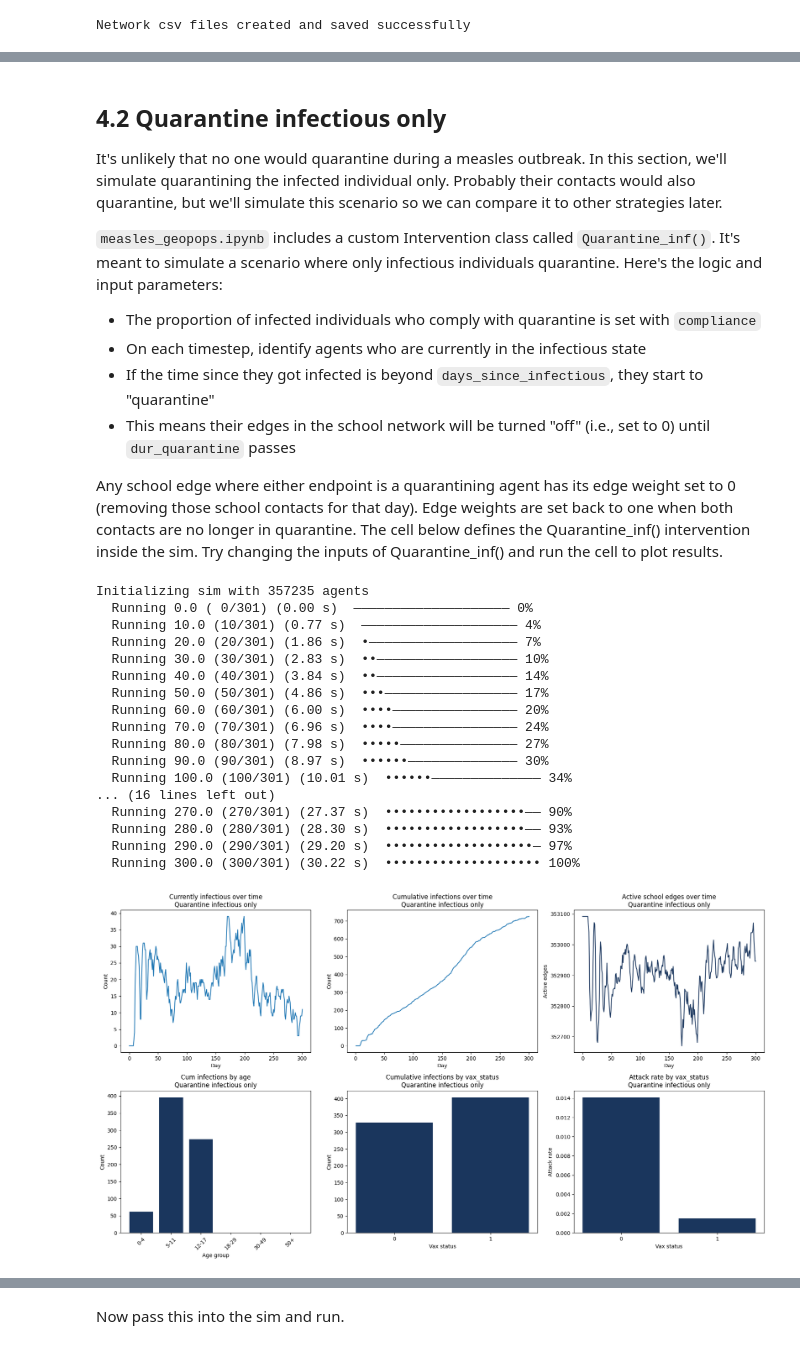
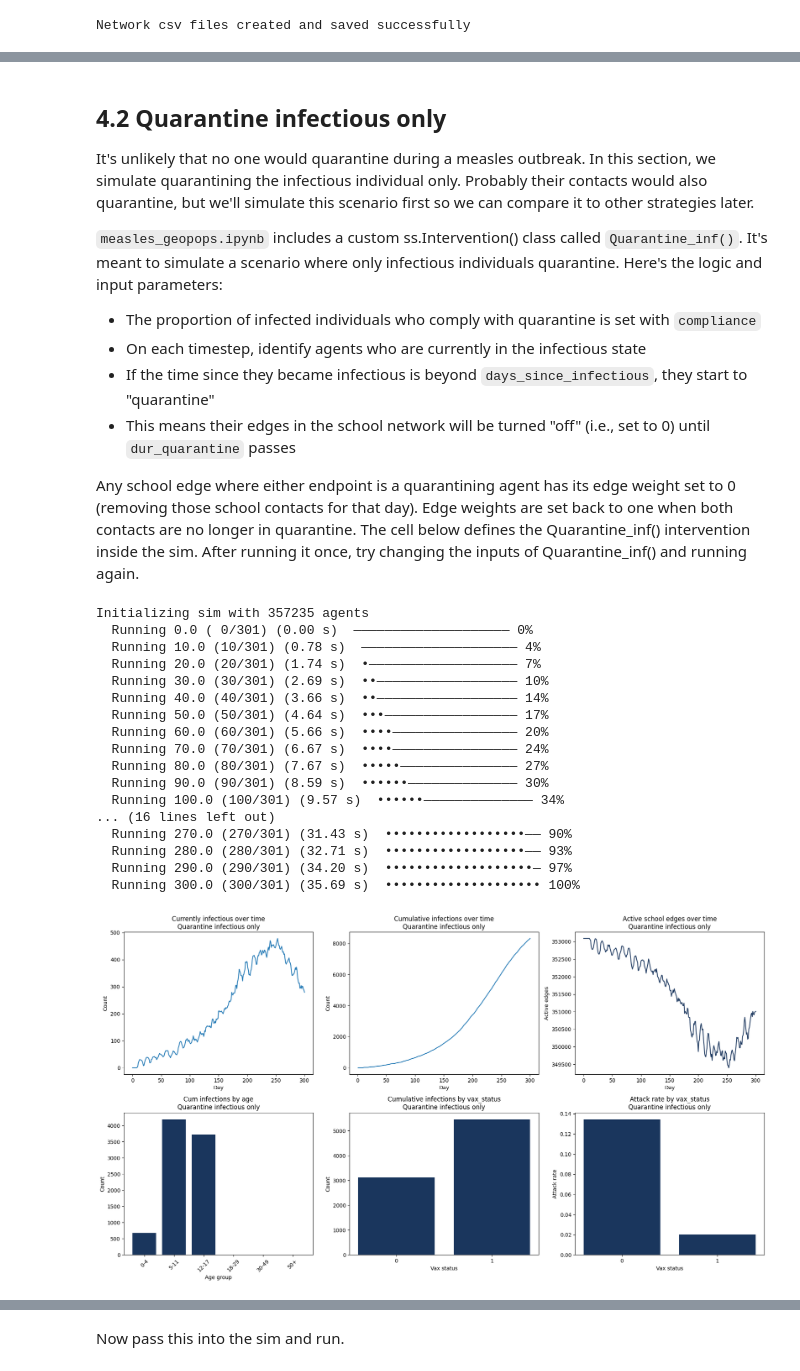
Before and after one commit to GeoPopsHub/sc_spartanburg_measles, a Jupyter notebook: 5_measles_quarantine.ipynb, the cells around one changed output, grey strips where cells are left out. Drawn from its saved outputs; the diff is of its cells as text; code cells hidden in the pictures.

```diff
--- a/5_measles_quarantine.ipynb
+++ b/5_measles_quarantine.ipynb
@@ -176,51 +145,53 @@ Estimated R0: 1.696668012018476
 # %% [markdown]
 ## 4.2 Quarantine infectious only
-It's unlikely that no one would quarantine during a measles outbreak. In this section, we'll simulate quarantining the infected individual only. Probably their contacts would also quarantine, but we'll simulate this scenario so we can compare it to other strategies later.
+It's unlikely that no one would quarantine during a measles outbreak. In this section, we simulate quarantining the infectious individual only. Probably their contacts would also quarantine, but we'll simulate this scenario first so we can compare it to other strategies later.
 
-`measles_geopops.ipynb` includes a custom Intervention class called `Quarantine_inf()`. It's meant to simulate a scenario where only infectious individuals quarantine. Here's the logic and input parameters:
+`measles_geopops.ipynb` includes a custom ss.Intervention() class called `Quarantine_inf()`. It's meant to simulate a scenario where only infectious individuals quarantine. Here's the logic and input parameters:
 
 * The proportion of infected individuals who comply with quarantine is set with `compliance`
 * On each timestep, identify agents who are currently in the infectious state
-* If the time since they got infected is beyond `days_since_infectious`, they start to "quarantine"
+* If the time since they became infectious is beyond `days_since_infectious`, they start to "quarantine"
 * This means their edges in the school network will be turned "off" (i.e., set to 0) until `dur_quarantine` passes
 
-Any school edge where either endpoint is a quarantining agent has its edge weight set to 0 (removing those school contacts for that day). Edge weights are set back to one when both contacts are no longer in quarantine. The cell below defines the Quarantine_inf() intervention inside the sim. Try changing the inputs of Quarantine_inf() and run the cell to plot results.
+Any school edge where either endpoint is a quarantining agent has its edge weight set to 0 (removing those school contacts for that day). Edge weights are set back to one when both contacts are no longer in quarantine. The cell below defines the Quarantine_inf() intervention inside the sim. After running it once, try changing the inputs of Quarantine_inf() and running again.
 # %%
 # Run Measles model with Quarantine infected only intervention
 sim2 = ss.Sim(
     pars    = sc.objdict(start = 0, stop  =300, dt = 1.0),
     people  = ppl,
     networks = [h, s],
     diseases = [Measles(measles_pars)],
     ############################## SET QUARANTINE PARAMETERS HERE ##############################
-    interventions = Quarantine_inf(days_since_infectious=2, # How many days after becoming infectious do people start quarantining? default=3
-                                   dur_quarantine=21, # How many days do people quarantine for? default=5
-                                   compliance=1.0), # What proportion of infected individuals comply with quarantine? default=1
-).run()
+    interventions = Quarantine_inf(days_since_infectious=3, # How many days after becoming infectious do people start quarantining? default=3
+                                                            # e.g., Symptoms are worsening after becoming infectious and
+                                                            # quarantine starts on day 3 of being infectious
+                                   dur_quarantine=21, # How many days do people quarantine for? default=21
+                                   compliance=1.0) # What proportion of infected individuals comply with quarantine? default=1
+    ).run()
 
 # Store results
 res2 = sim2.results
 
 # Plot results
 plot_measles(sim2, res2, label='Quarantine infectious only')
 # %% [output]
 Initializing sim with 357235 agents
   Running 0.0 ( 0/301) (0.00 s)  ———————————————————— 0%
-  Running 10.0 (10/301) (0.77 s)  ———————————————————— 4%
-  Running 20.0 (20/301) (1.86 s)  •——————————————————— 7%
-  Running 30.0 (30/301) (2.83 s)  ••—————————————————— 10%
-  Running 40.0 (40/301) (3.84 s)  ••—————————————————— 14%
-  Running 50.0 (50/301) (4.86 s)  •••————————————————— 17%
-  Running 60.0 (60/301) (6.00 s)  ••••———————————————— 20%
-  Running 70.0 (70/301) (6.96 s)  ••••———————————————— 24%
-  Running 80.0 (80/301) (7.98 s)  •••••——————————————— 27%
-  Running 90.0 (90/301) (8.97 s)  ••••••—————————————— 30%
-  Running 100.0 (100/301) (10.01 s)  ••••••—————————————— 34%
+  Running 10.0 (10/301) (0.78 s)  ———————————————————— 4%
+  Running 20.0 (20/301) (1.74 s)  •——————————————————— 7%
+  Running 30.0 (30/301) (2.69 s)  ••—————————————————— 10%
+  Running 40.0 (40/301) (3.66 s)  ••—————————————————— 14%
+  Running 50.0 (50/301) (4.64 s)  •••————————————————— 17%
+  Running 60.0 (60/301) (5.66 s)  ••••———————————————— 20%
+  Running 70.0 (70/301) (6.67 s)  ••••———————————————— 24%
+  Running 80.0 (80/301) (7.67 s)  •••••——————————————— 27%
+  Running 90.0 (90/301) (8.59 s)  ••••••—————————————— 30%
+  Running 100.0 (100/301) (9.57 s)  ••••••—————————————— 34%
 ... (16 lines left out)
-  Running 270.0 (270/301) (27.37 s)  ••••••••••••••••••—— 90%
-  Running 280.0 (280/301) (28.30 s)  ••••••••••••••••••—— 93%
-  Running 290.0 (290/301) (29.20 s)  •••••••••••••••••••— 97%
-  Running 300.0 (300/301) (30.22 s)  •••••••••••••••••••• 100%
+  Running 270.0 (270/301) (31.43 s)  ••••••••••••••••••—— 90%
+  Running 280.0 (280/301) (32.71 s)  ••••••••••••••••••—— 93%
+  Running 290.0 (290/301) (34.20 s)  •••••••••••••••••••— 97%
+  Running 300.0 (300/301) (35.69 s)  •••••••••••••••••••• 100%
-[figure, old version]
+[figure, new version]
 # %% [markdown]
 ## 4.3 Quarantine infectious and siblings
```
Also changed, not shown: parts of 17 cells of this notebook, 8 other files.
